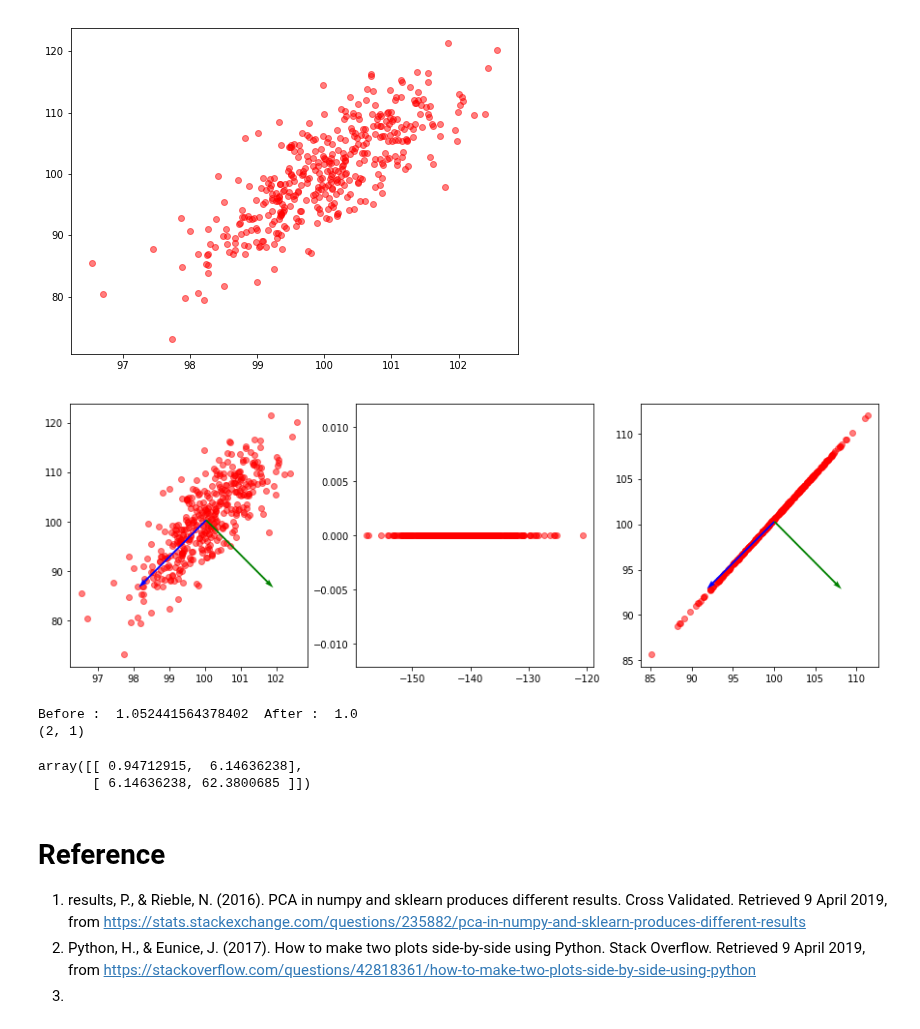
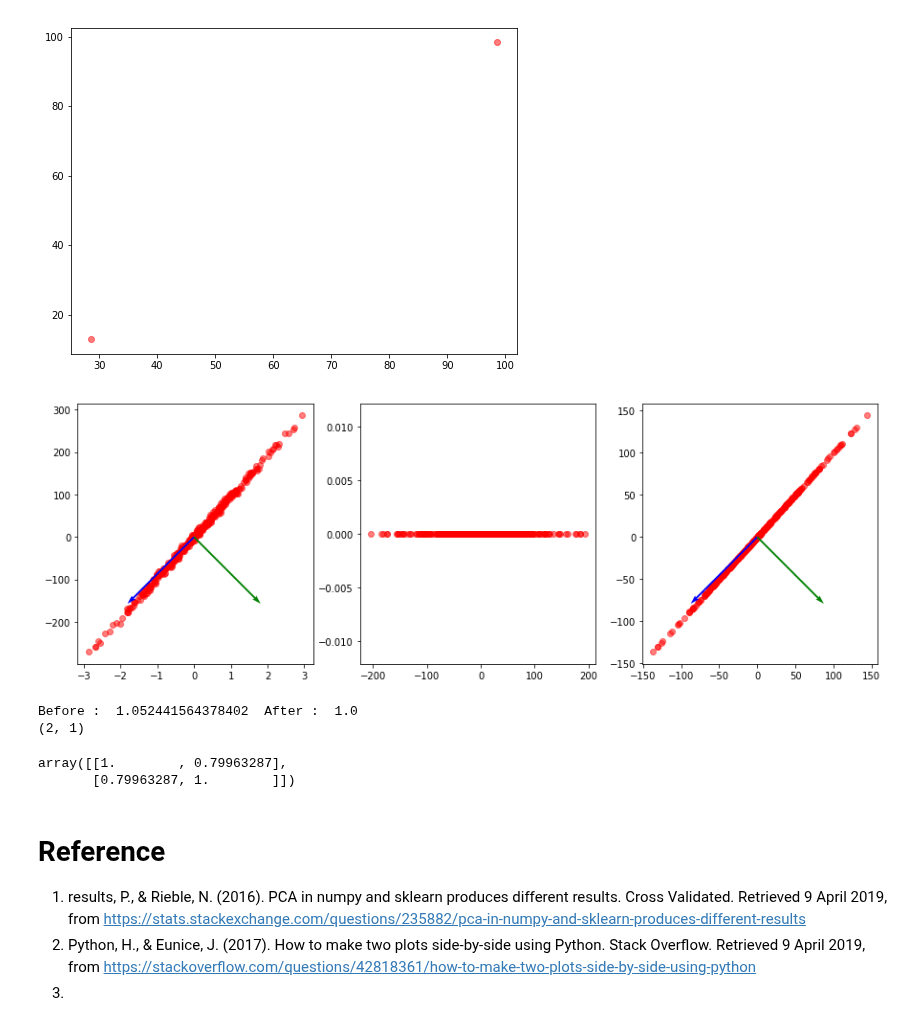
Before and after one commit to JaeDukSeo/Daily-Neural-Network-Practice-3, a Jupyter notebook: sandbox full of trash/Linear Algebra/start and explore.ipynb, the cells around one changed output. Drawn from its saved outputs; the diff is of its cells as text; code cells hidden in the pictures.

```diff
--- a/sandbox full of trash/Linear Algebra/start and explore.ipynb
+++ b/sandbox full of trash/Linear Algebra/start and explore.ipynb
@@ -6,21 +6,22 @@ from sklearn.datasets import make_moons,make_classification,make_regression
 # %%
 # See the data
 # X, y = make_moons(n_samples=300, noise=0.0)
 X,y = make_regression(n_samples=400, n_features=1,noise=5); X = np.concatenate((X,y[:,None]),1) + 100
+X = X.T
 # X = X - X.mean(0)
 plt.figure(figsize=(8,6))
 # plt.scatter(X[y==0, 0], X[y==0, 1], color='red', alpha=0.5)
 # plt.scatter(X[y==1, 0], X[y==1, 1], color='blue', alpha=0.5)
 plt.scatter(X[:, 0], X[:,1], color='red', alpha=0.5)
 plt.show()
 # %% [output]
-[figure, old version]
+[figure, new version]
 # %%
 # traditional PCA
 
 # 1. projection
 cov = X.T @ X / X.shape[1]
-evalue,evector = np.linalg.eig(cov)
+evalue,evector = np.linalg.eig(np.corrcoef(X.T))
 idx = np.argsort(evalue)[::-1]
 evecs = evector[:,idx]
 projected = X @ evecs[:,0]
@@ -43,7 +44,7 @@ plt.quiver(X.mean(0)[0], X.mean(0)[1], evector[1,0],evector[1,1], color=['g'], s
 
 plt.show()
 # %% [output]
-[figure, old version]
+[figure, new version]
 # %%
 # simple method
 w = np.random.randn(2,1)
@@ -55,9 +56,10 @@ Before :  1.052441564378402  After :  1.0
 (2, 1)
 # %%
 np.cov(X,rowvar=False)
+np.corrcoef(X.T)
 # %% [output]
-array([[ 0.94712915,  6.14636238],
-       [ 6.14636238, 62.3800685 ]])
+array([[1.        , 0.79963287],
+       [0.79963287, 1.        ]])
 # %% [markdown]
 # Reference
 1. results, P., & Rieble, N. (2016). PCA in numpy and sklearn produces different results. Cross Validated. Retrieved 9 April 2019, from https://stats.stackexchange.com/questions/235882/pca-in-numpy-and-sklearn-produces-different-results
```
